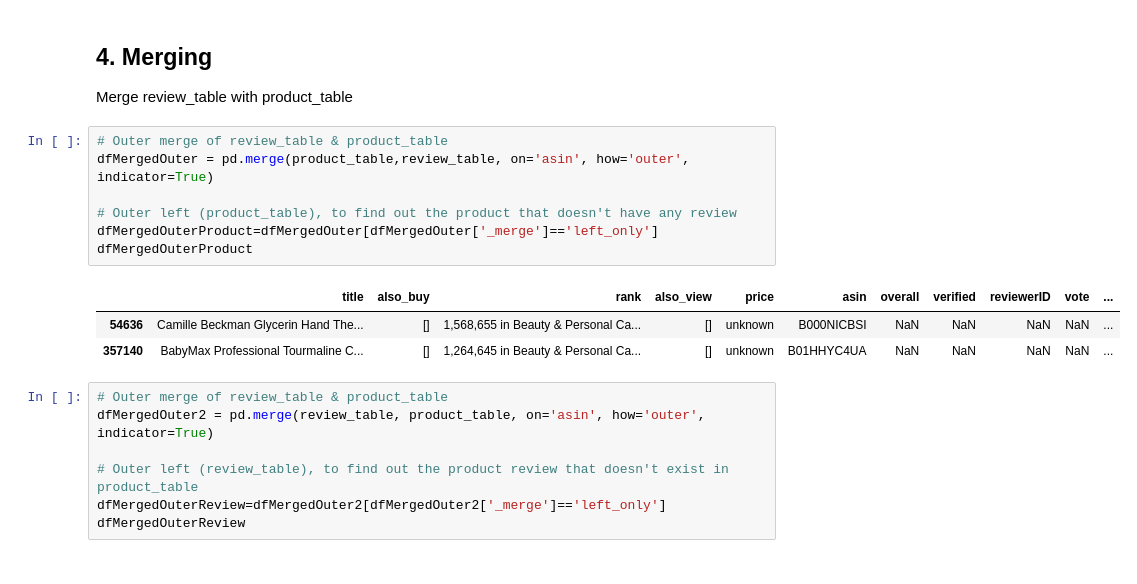
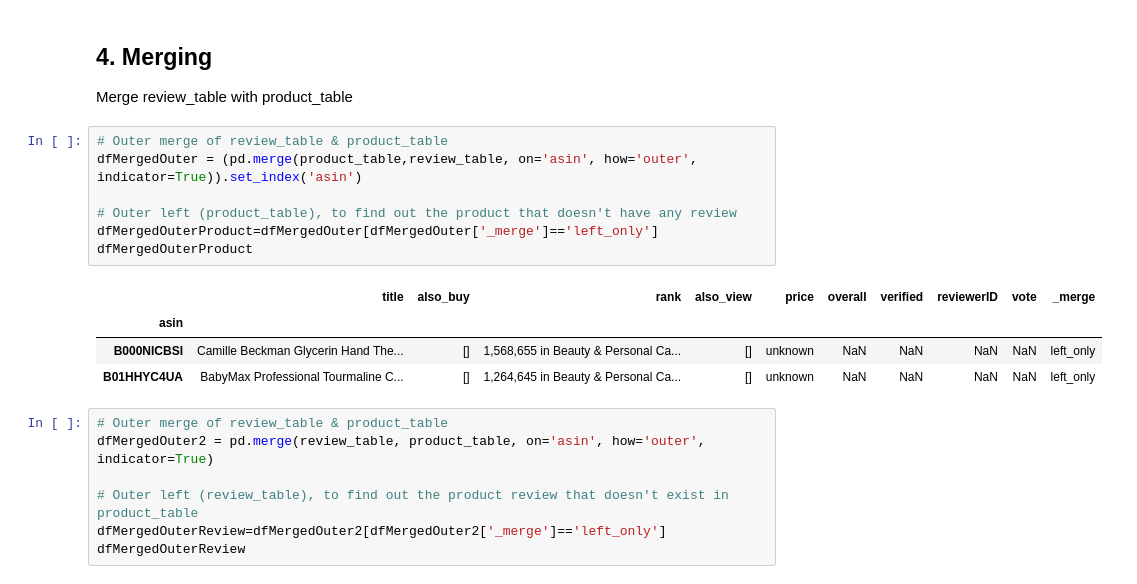
Before and after one commit to BingQuanChua/Amazon-Product-Analysis, a Jupyter notebook: Data Science Project.ipynb, the cells around one changed output. Cells and saved outputs as stored; diff of their text form.

Commit message:
change merged df index to asin

```diff
--- a/Data Science Project.ipynb
+++ b/Data Science Project.ipynb
@@ -238,15 +238,16 @@ review_table
 Merge review_table with product_table
 # %%
 # Outer merge of review_table & product_table
-dfMergedOuter = pd.merge(product_table,review_table, on='asin', how='outer', indicator=True)
+dfMergedOuter = (pd.merge(product_table,review_table, on='asin', how='outer', indicator=True)).set_index('asin')
 
 # Outer left (product_table), to find out the product that doesn't have any review
 dfMergedOuterProduct=dfMergedOuter[dfMergedOuter['_merge']=='left_only']
 dfMergedOuterProduct
 # %% [output]
-|  | title | also_buy | rank | also_view | price | asin | overall | verified | reviewerID | vote | ... |
-| 54636 | Camille Beckman Glycerin Hand The... | [] | 1,568,655 in Beauty & Personal Ca... | [] | unknown | B000NICBSI | NaN | NaN | NaN | NaN | ... |
-| 357140 | BabyMax Professional Tourmaline C... | [] | 1,264,645 in Beauty & Personal Ca... | [] | unknown | B01HHYC4UA | NaN | NaN | NaN | NaN | ... |
+|  | title | also_buy | rank | also_view | price | overall | verified | reviewerID | vote | _merge |
+| asin |  |  |  |  |  |  |  |  |  |  |
+| B000NICBSI | Camille Beckman Glycerin Hand The... | [] | 1,568,655 in Beauty & Personal Ca... | [] | unknown | NaN | NaN | NaN | NaN | left_only |
+| B01HHYC4UA | BabyMax Professional Tourmaline C... | [] | 1,264,645 in Beauty & Personal Ca... | [] | unknown | NaN | NaN | NaN | NaN | left_only |
 # %%
 # Outer merge of review_table & product_table
 dfMergedOuter2 = pd.merge(review_table, product_table, on='asin', how='outer', indicator=True)
```
Also changed, not shown: parts of 1 cell of this notebook.
